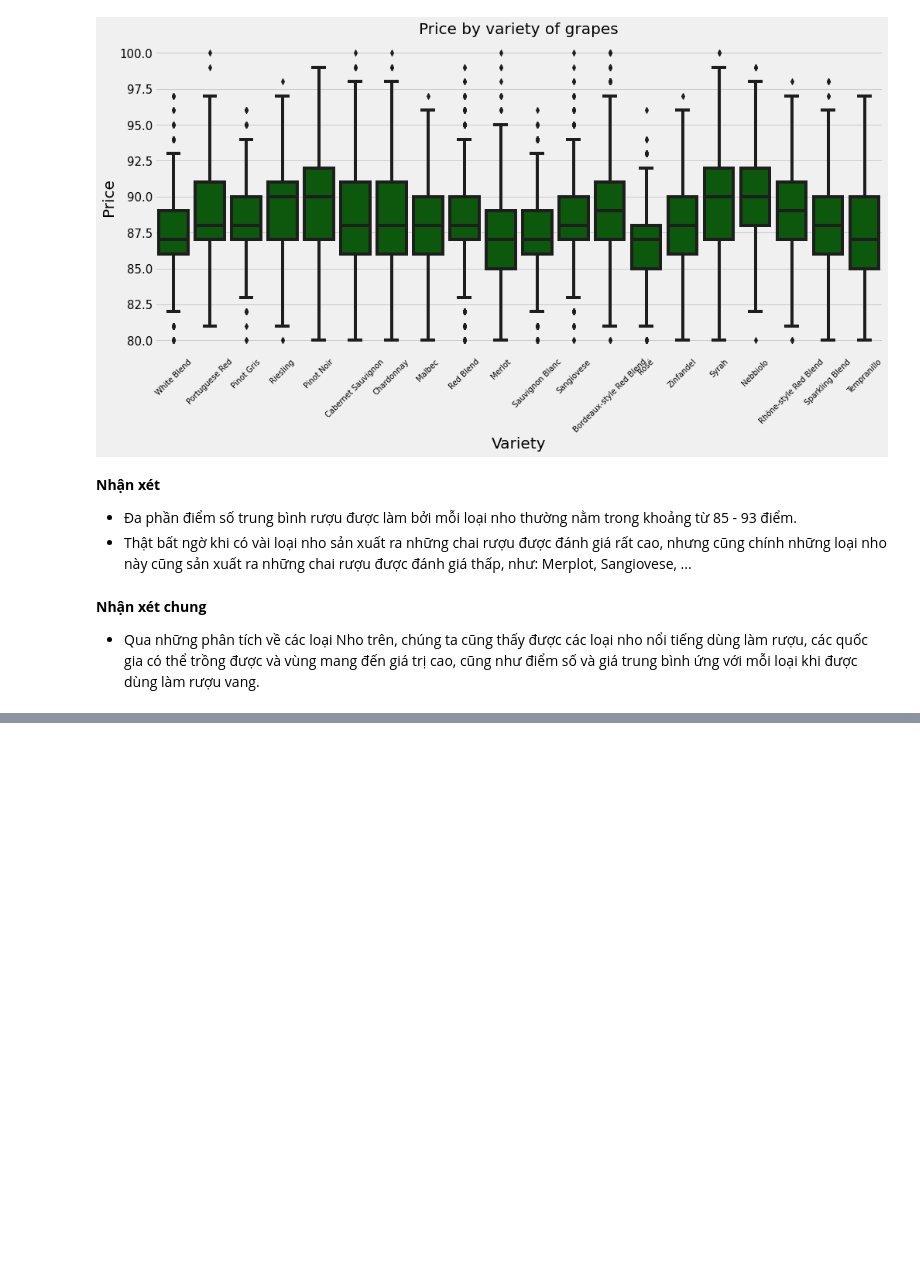
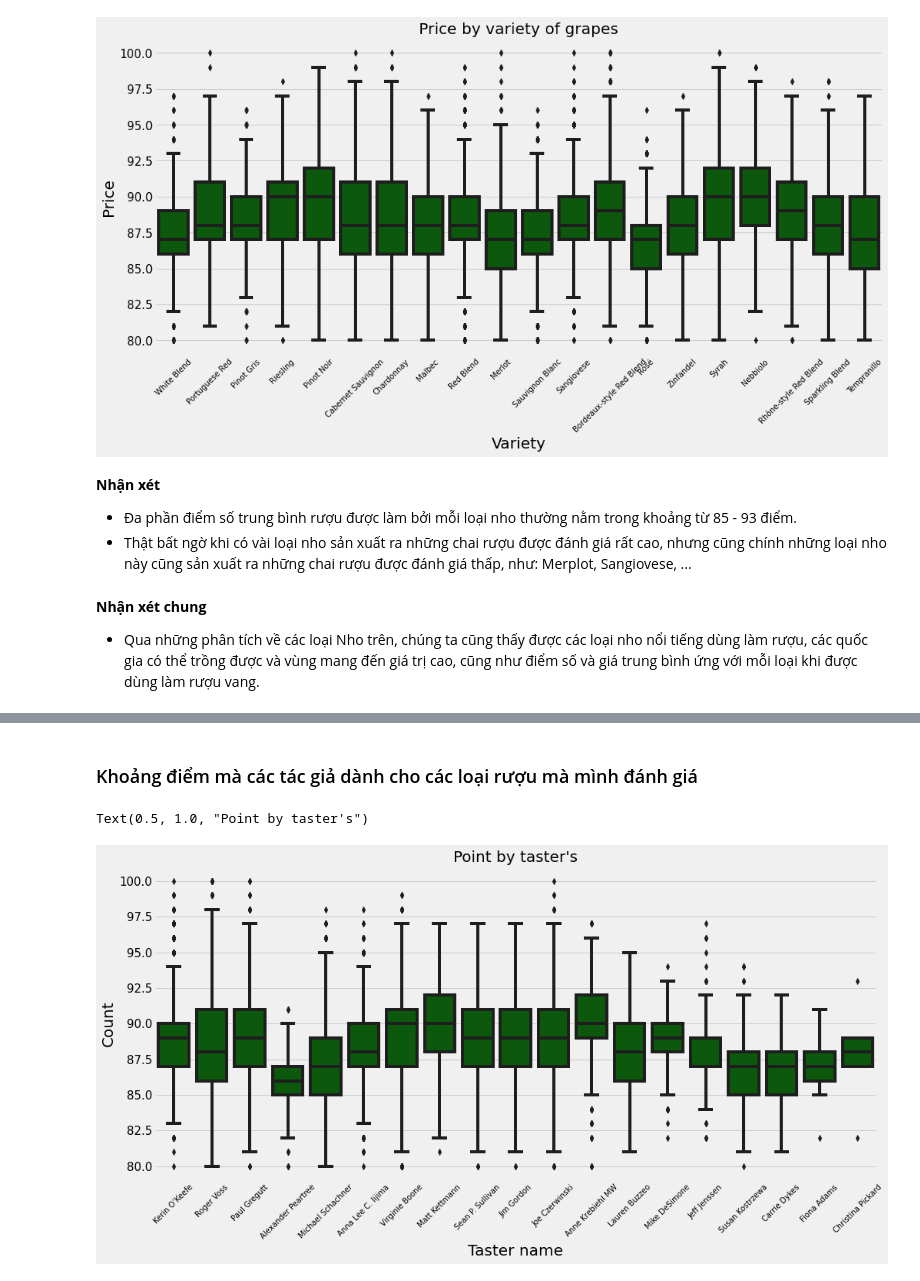
Before and after one commit to KhanhNguyen4999/LTKHDL_FinalProject, a Jupyter notebook: 1712525-NguyenNgocMinhKhanh.ipynb, the cells around one changed output, grey strips where cells are left out. Drawn from its saved outputs; the diff is of its cells as text; code cells hidden in the pictures; blank space fills up the shorter version.

```diff
--- a/1712525-NguyenNgocMinhKhanh.ipynb
+++ b/1712525-NguyenNgocMinhKhanh.ipynb
@@ -861,0 +873,11 @@ wine_df['description'][0]
+# %% [markdown]
+### Khoảng điểm mà các tác giả dành cho các loại rượu mà mình đánh giá
+# %%
+sns.boxplot(x = 'taster_name', y = 'points', data = df, color = 'darkgreen')
+plt.xlabel('Taster name', fontsize=20)
+plt.ylabel('Count', fontsize = 20)
+plt.xticks(rotation = 45, fontsize = 10)
+plt.title("Point by taster's", fontsize = 20)
+# %% [output]
+Text(0.5, 1.0, "Point by taster's")
+[figure, added]
```
Also changed, not shown: parts of 21 cells of this notebook.
